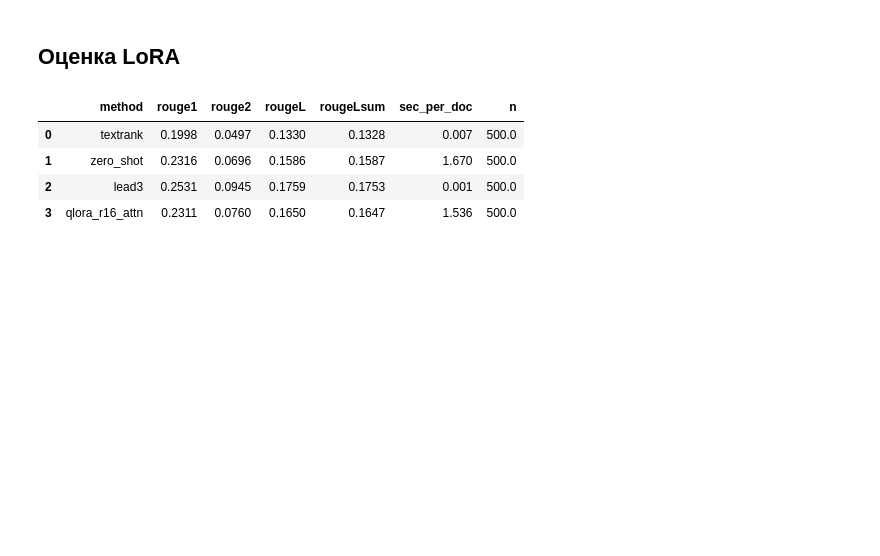
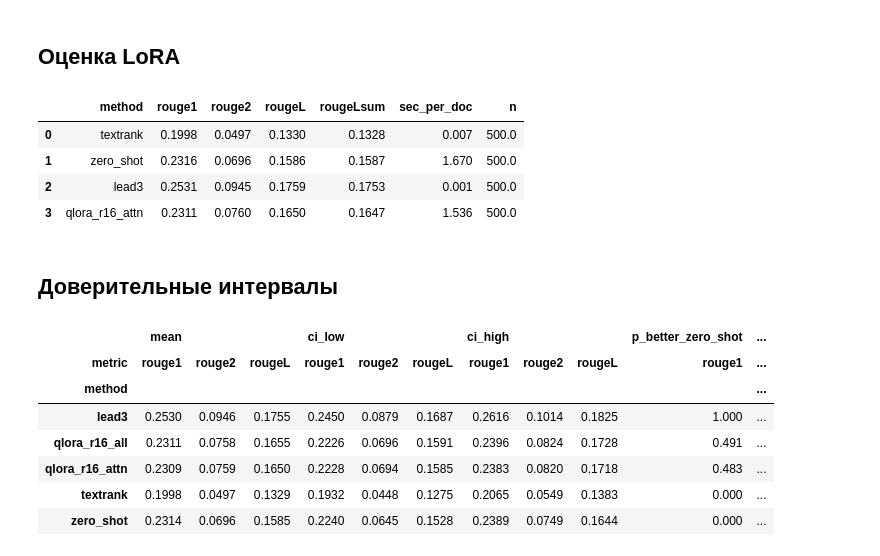
Before and after one commit to Polon-Lubvi/ICTIS, a Jupyter notebook: 01_pipeline.ipynb, the cells around one changed output. Drawn from its saved outputs; the diff is of its cells as text; code cells hidden in the pictures; blank space fills up the shorter version.

Commit message:
Доверительные интервалы, галлюцинации, ручная оценка

```diff
--- a/01_pipeline.ipynb
+++ b/01_pipeline.ipynb
@@ -380,3 +379,36 @@ eval_lora("qlora_r16_all")
 | 1 | zero_shot | 0.2316 | 0.0696 | 0.1586 | 0.1587 | 1.670 | 500.0 |
 | 2 | lead3 | 0.2531 | 0.0945 | 0.1759 | 0.1753 | 0.001 | 500.0 |
 | 3 | qlora_r16_attn | 0.2311 | 0.0760 | 0.1650 | 0.1647 | 1.536 | 500.0 |
+# %% [markdown]
+## Доверительные интервалы
+# %%
+METHODS = ["lead3", "textrank", "zero_shot", "qlora_r16_attn", "qlora_r16_all"]
+idx = np.random.default_rng(SEED).integers(0, len(eval_df), size=(1000, len(eval_df)))
+
+per_doc = {}
+for m in METHODS:
+    p = pd.read_parquet(f"{ROOT}/data/processed/preds_{m}.parquet")
+    per_doc[m] = rouge.compute(predictions=list(p.pred), references=list(p.summary),
+                               tokenizer=tokenize, use_aggregator=False)
+
+rows = []
+for m in METHODS:
+    for k in ["rouge1", "rouge2", "rougeL"]:
+        v, base = np.array(per_doc[m][k]), np.array(per_doc["zero_shot"][k])
+        boot, diff = v[idx].mean(1), (v - base)[idx].mean(1)
+        rows.append({"method": m, "metric": k, "mean": round(v.mean(), 4),
+                     "ci_low": round(np.percentile(boot, 2.5), 4),
+                     "ci_high": round(np.percentile(boot, 97.5), 4),
+                     "p_better_zero_shot": round((diff > 0).mean(), 3)})
+ci = pd.DataFrame(rows)
+ci.to_csv(f"{ROOT}/reports/bootstrap_ci.csv", index=False)
+ci.pivot(index="method", columns="metric", values=["mean", "ci_low", "ci_high", "p_better_zero_shot"])
+# %% [output]
+|  | mean |  |  | ci_low |  |  | ci_high |  |  | p_better_zero_shot | ... |
+| metric | rouge1 | rouge2 | rougeL | rouge1 | rouge2 | rougeL | rouge1 | rouge2 | rougeL | rouge1 | ... |
+| method |  |  |  |  |  |  |  |  |  |  | ... |
+| lead3 | 0.2530 | 0.0946 | 0.1755 | 0.2450 | 0.0879 | 0.1687 | 0.2616 | 0.1014 | 0.1825 | 1.000 | ... |
+| qlora_r16_all | 0.2311 | 0.0758 | 0.1655 | 0.2226 | 0.0696 | 0.1591 | 0.2396 | 0.0824 | 0.1728 | 0.491 | ... |
+| qlora_r16_attn | 0.2309 | 0.0759 | 0.1650 | 0.2228 | 0.0694 | 0.1585 | 0.2383 | 0.0820 | 0.1718 | 0.483 | ... |
+| textrank | 0.1998 | 0.0497 | 0.1329 | 0.1932 | 0.0448 | 0.1275 | 0.2065 | 0.0549 | 0.1383 | 0.000 | ... |
+| zero_shot | 0.2314 | 0.0696 | 0.1585 | 0.2240 | 0.0645 | 0.1528 | 0.2389 | 0.0749 | 0.1644 | 0.000 | ... |
```
Also changed, not shown: parts of 8 cells of this notebook.
